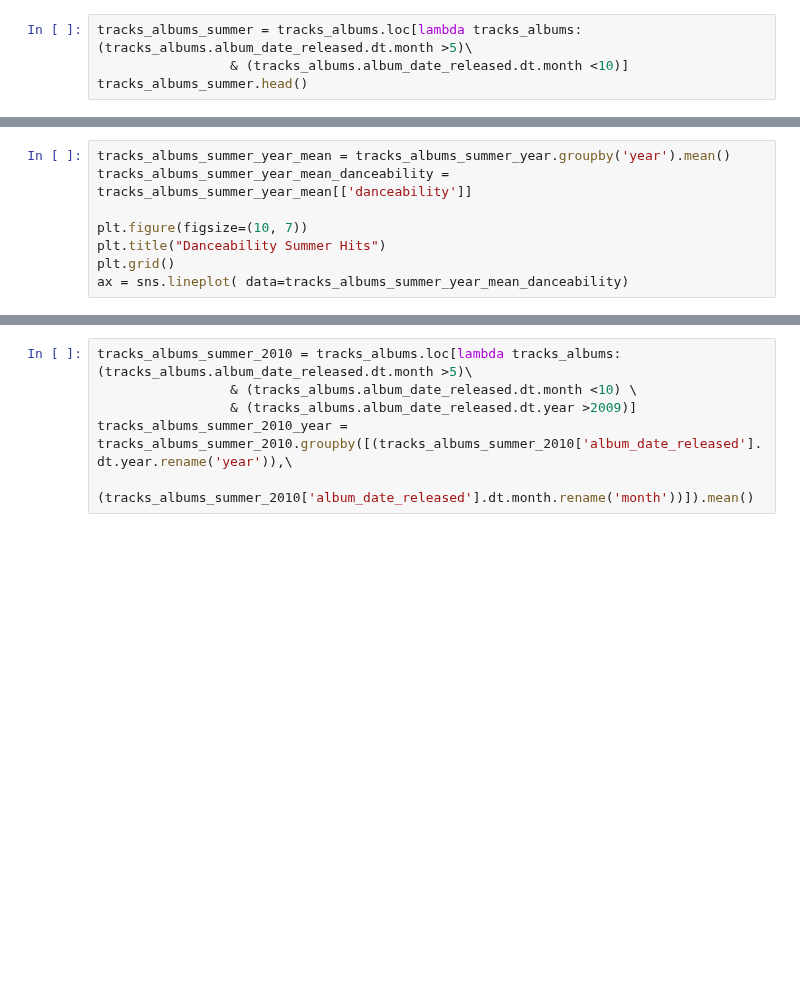
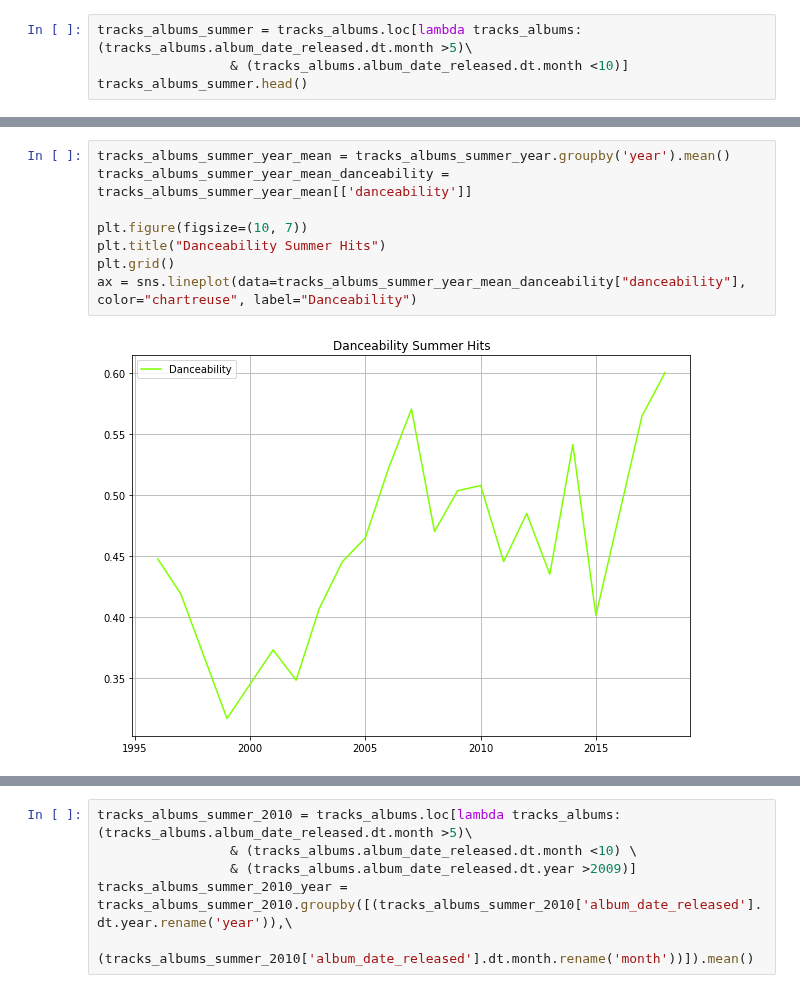
Before and after one commit to AndresMontero/Project, a Jupyter notebook: main.ipynb, the cells around one changed output, grey strips where cells are left out. Saved outputs shown, nothing was run; the diff lists cells and outputs as text; blank space fills up the shorter version.

```diff
--- a/main.ipynb
+++ b/main.ipynb
@@ -226,11 +228,13 @@ ax = sns.lineplot( data=tracks_albums_summer_year_mean_valence)
 # %%
 tracks_albums_summer_year_mean = tracks_albums_summer_year.groupby('year').mean()
 tracks_albums_summer_year_mean_danceability = tracks_albums_summer_year_mean[['danceability']]
 
 plt.figure(figsize=(10, 7))
 plt.title("Danceability Summer Hits")
 plt.grid()
-ax = sns.lineplot( data=tracks_albums_summer_year_mean_danceability)
+ax = sns.lineplot(data=tracks_albums_summer_year_mean_danceability["danceability"], color="chartreuse", label="Danceability")
+# %% [output]
+[figure, added]
 # %%
 tracks_albums_summer_year_mean = tracks_albums_summer_year.groupby('year').mean()
 tracks_albums_summer_year_mean_energy = tracks_albums_summer_year_mean[['energy']]
```
Also changed, not shown: parts of 12 cells of this notebook.
